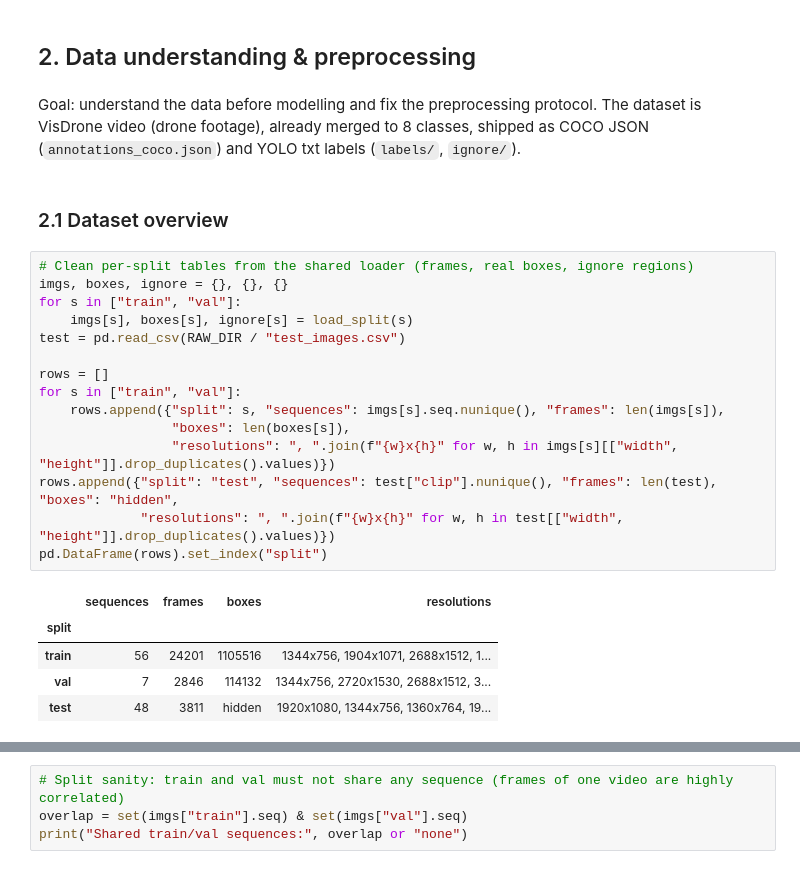
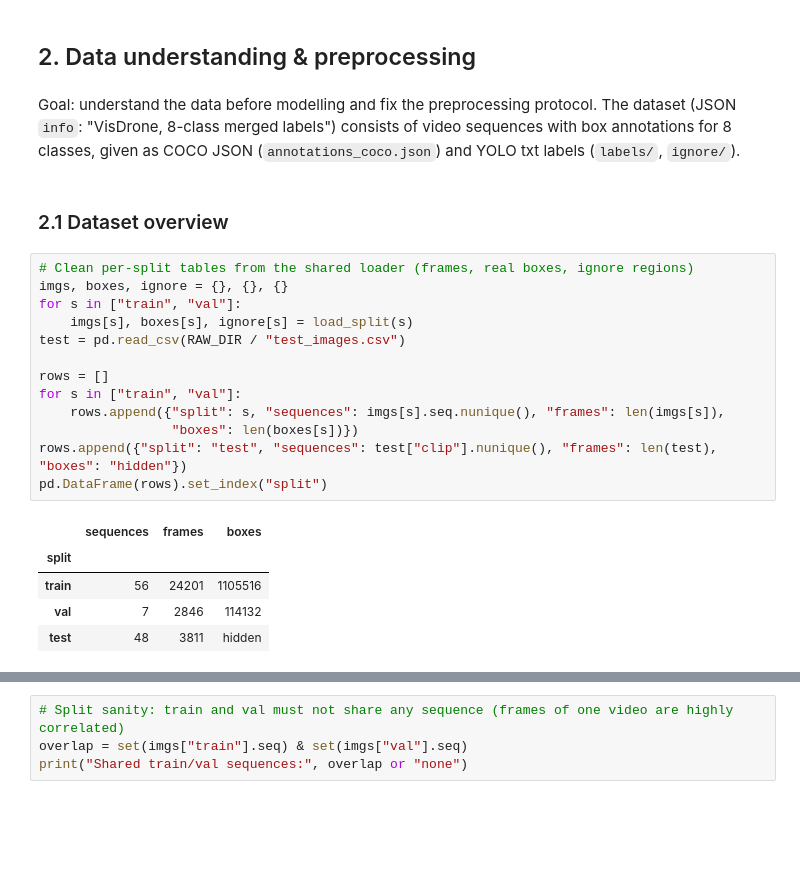
Before and after one commit to BohdanZasymovych/ai-hw2-object-detection, a Jupyter notebook: notebooks/01_data_analysis.ipynb, the cells around one changed output, grey strips where cells are left out. Drawn from its saved outputs; the diff is of its cells as text; blank space fills up the shorter version.

```diff
--- a/notebooks/01_data_analysis.ipynb
+++ b/notebooks/01_data_analysis.ipynb
@@ -43,27 +45,25 @@ val                                      dir  7150 entries
 # %% [markdown]
 ## 2. Data understanding & preprocessing
 # %% [markdown]
-Goal: understand the data before modelling and fix the preprocessing protocol. The dataset is VisDrone video (drone footage), already merged to 8 classes, shipped as COCO JSON (`annotations_coco.json`) and YOLO txt labels (`labels/`, `ignore/`).
+Goal: understand the data before modelling and fix the preprocessing protocol. The dataset (JSON `info`: "VisDrone, 8-class merged labels") consists of video sequences with box annotations for 8 classes, given as COCO JSON (`annotations_coco.json`) and YOLO txt labels (`labels/`, `ignore/`).
 # %% [markdown]
 ### 2.1 Dataset overview
 # %%
 # Clean per-split tables from the shared loader (frames, real boxes, ignore regions)
 imgs, boxes, ignore = {}, {}, {}
 for s in ["train", "val"]:
     imgs[s], boxes[s], ignore[s] = load_split(s)
 test = pd.read_csv(RAW_DIR / "test_images.csv")
 
 rows = []
 for s in ["train", "val"]:
     rows.append({"split": s, "sequences": imgs[s].seq.nunique(), "frames": len(imgs[s]),
-                 "boxes": len(boxes[s]),
-                 "resolutions": ", ".join(f"{w}x{h}" for w, h in imgs[s][["width", "height"]].drop_duplicates().values)})
-rows.append({"split": "test", "sequences": test["clip"].nunique(), "frames": len(test), "boxes": "hidden",
-             "resolutions": ", ".join(f"{w}x{h}" for w, h in test[["width", "height"]].drop_duplicates().values)})
+                 "boxes": len(boxes[s])})
+rows.append({"split": "test", "sequences": test["clip"].nunique(), "frames": len(test), "boxes": "hidden"})
 pd.DataFrame(rows).set_index("split")
 # %% [output]
-|  | sequences | frames | boxes | resolutions |
-| split |  |  |  |  |
-| train | 56 | 24201 | 1105516 | 1344x756, 1904x1071, 2688x1512, 1... |
-| val | 7 | 2846 | 114132 | 1344x756, 2720x1530, 2688x1512, 3... |
-| test | 48 | 3811 | hidden | 1920x1080, 1344x756, 1360x764, 19... |
+|  | sequences | frames | boxes |
+| split |  |  |  |
+| train | 56 | 24201 | 1105516 |
+| val | 7 | 2846 | 114132 |
+| test | 48 | 3811 | hidden |
```
Also changed, not shown: parts of 22 cells of this notebook, 1 other file.
